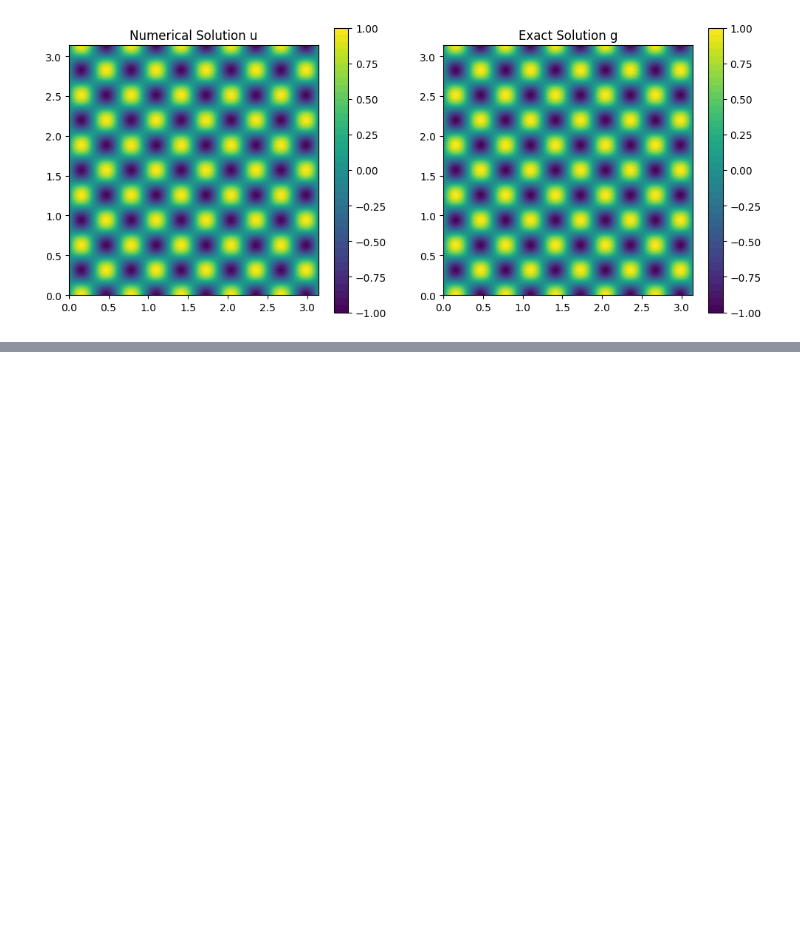
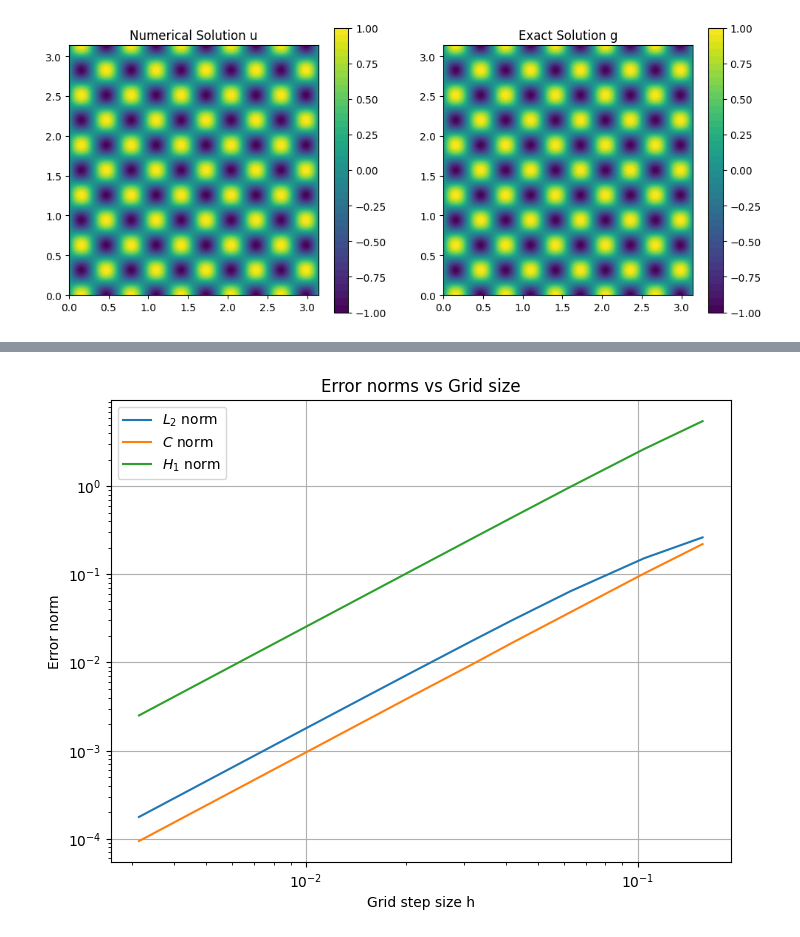
Before and after one commit to TerraFlexer/kt_matmodel_2025, a Jupyter notebook: Task_1/Task_1_Part_4.ipynb, the cells around one changed output, grey strips where cells are left out. Saved outputs shown, nothing was run; the diff lists cells and outputs as text; code cells hidden in the pictures; blank space fills up the shorter version.

```diff
--- a/Task_1/Task_1_Part_4.ipynb
+++ b/Task_1/Task_1_Part_4.ipynb
@@ -95,0 +162,14 @@ plt.show()
+# %%
+plt.figure(figsize=(8, 6))
+plt.loglog(hs, errors_L2, label=r'$L_2$ norm')
+plt.loglog(hs, errors_C, label=r'$C$ norm')
+plt.loglog(hs, errors_H1, label=r'$H_1$ norm')
+
+plt.xlabel("Grid step size h")
+plt.ylabel("Error norm")
+plt.legend()
+plt.grid()
+plt.title("Error norms vs Grid size")
+plt.show()
+# %% [output]
+[figure, added]
```
Also changed, not shown: parts of 6 cells of this notebook.
